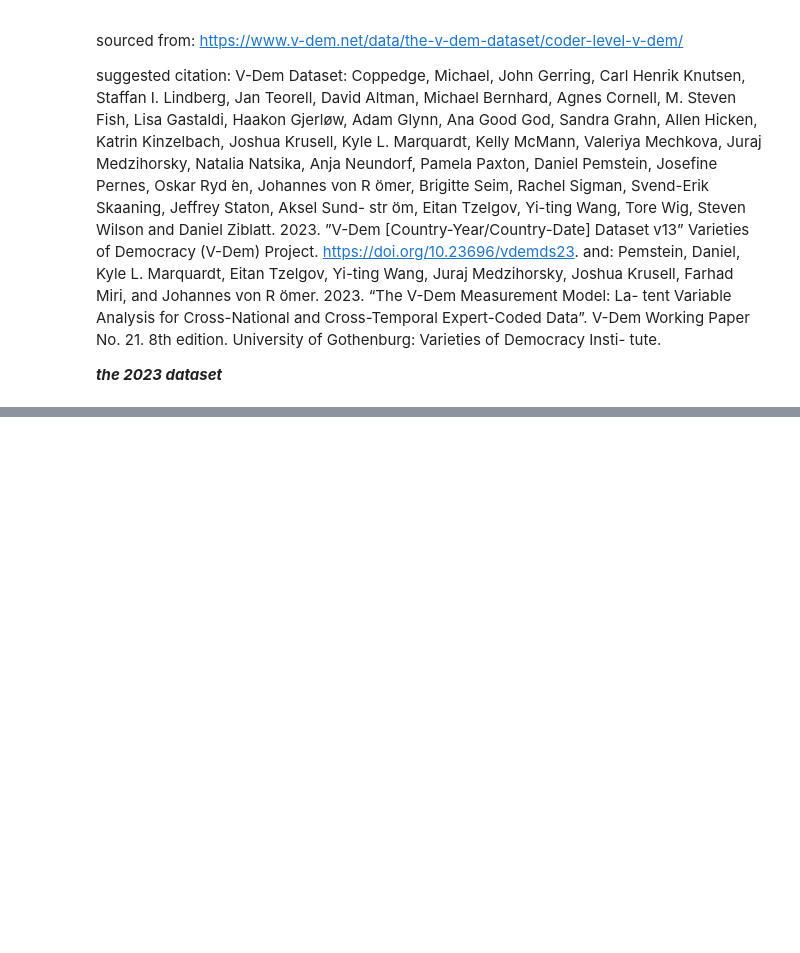
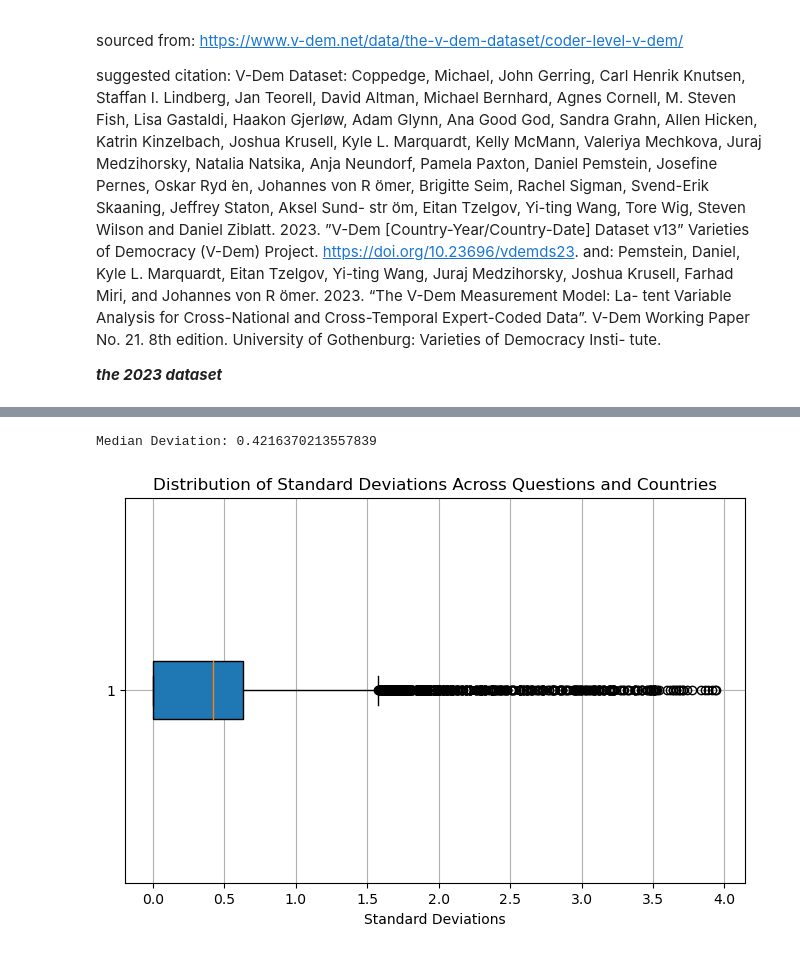
Before and after one commit to maggiemyslik/Measures-of-Democracy, a Jupyter notebook: code/vdem_coder_analysis.ipynb, the cells around one changed output, grey strips where cells are left out. Saved outputs shown, nothing was run; the diff lists cells and outputs as text; code cells hidden in the pictures; blank space fills up the shorter version.

```diff
--- a/code/vdem_coder_analysis.ipynb
+++ b/code/vdem_coder_analysis.ipynb
@@ -56,0 +71,9 @@ top_std_devs.head(100)
+# %%
+std_devs = data_2022.groupby(["country_id"])[question_columns].std().reset_index()
+std_devs = std_devs.melt(id_vars=["country_id"], var_name="question", value_name="std_dev")
+top_std_devs = std_devs.sort_values(by="std_dev", ascending=False).dropna()
+# %%
+filtered_std_devs = std_devs[std_devs["std_dev"] < 4]
+max_5_std = filtered_std_devs.nlargest(5, "std_dev")[["country_id", "question", "std_dev"]]
+print("\nMaximum 5 Standard Deviations:")
+print(max_5_std)
@@ -56,0 +88,14 @@ top_std_devs.head(100)
+# %%
+median_std = std_devs["std_dev"].median()
+print(f"\nMedian Deviation: {median_std}")
+# %% [output]
+Median Deviation: 0.4216370213557839
+# %%
+plt.figure(figsize=(8, 5))
+plt.boxplot(filtered_std_devs["std_dev"], vert=False, patch_artist=True)
+plt.xlabel("Standard Deviations")
+plt.title("Distribution of Standard Deviations Across Questions and Countries")
+plt.grid(True)
+plt.show()
+# %% [output]
+[figure, added]
```
Also changed, not shown: parts of 17 cells of this notebook.
